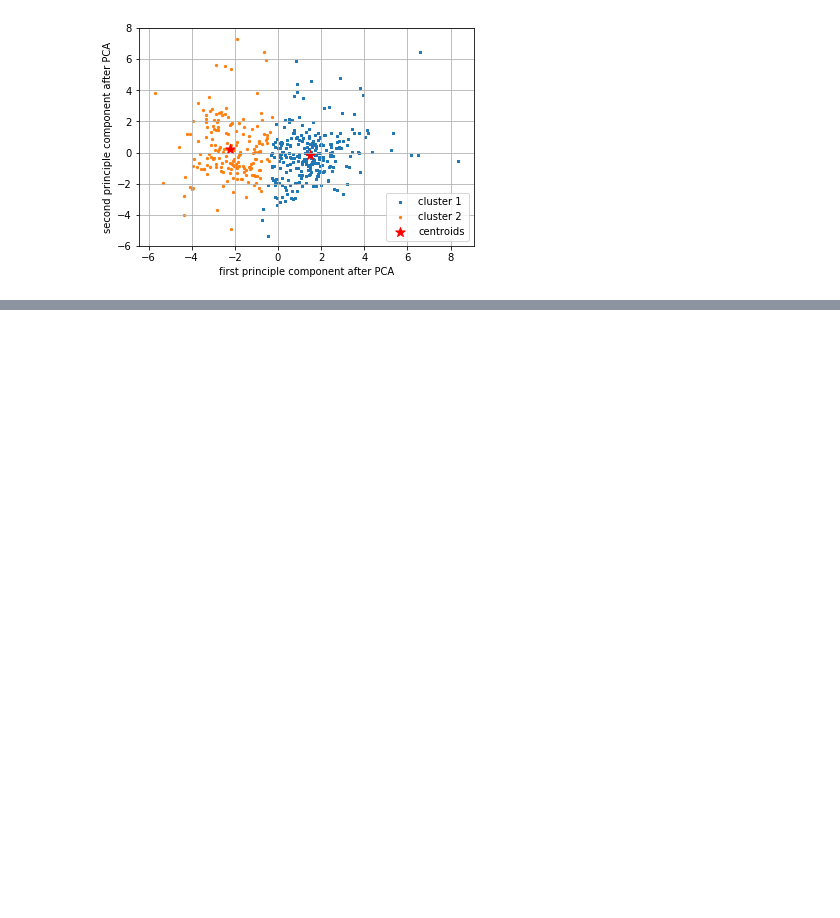
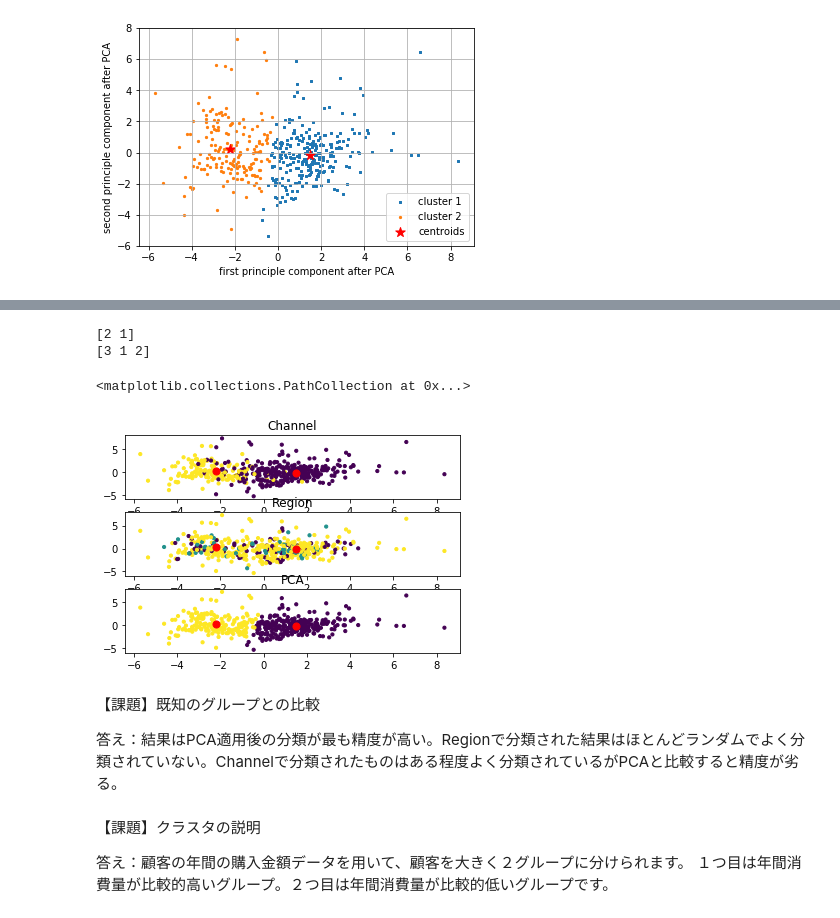
Before and after one commit to tkjaui/diveintocode, a Jupyter notebook: 課題 卸売業者 教師なし学習.ipynb, the cells around one changed output, grey strips where cells are left out. Cells and saved outputs as stored; diff of their text form; code cells hidden in the pictures; blank space fills up the shorter version.

```diff
--- a/課題 卸売業者 教師なし学習.ipynb
+++ b/課題 卸売業者 教師なし学習.ipynb
@@ -308,0 +289,45 @@ plt.show()
+# %%
+#【課題】既知のグループとの比較
+#比較に使ったコードを記述
+Channel = data_original['Channel']
+Region = data_original['Region']
+
+#各特徴量のユニーク値
+print(data_original['Channel'].unique())
+print(data_original['Region'].unique())
+
+#プロット
+plt.subplot(3,1,1)
+plt.title('Channel')
+plt.scatter(data_pca[:,0],data_pca[:,1],c=Channel,s=10)
+plt.scatter(km.cluster_centers_[:,0],
+           km.cluster_centers_[:,1],
+           s=50,c='red')
+
+plt.subplot(3,1,2)
+plt.title('Region')
+plt.scatter(data_pca[:,0],data_pca[:,1],c=Region,s=10)
+plt.scatter(km.cluster_centers_[:,0],
+           km.cluster_centers_[:,1],
+           s=50,c='red')
+
+plt.subplot(3,1,3)
+plt.title('PCA')
+plt.scatter(data_pca[:,0],data_pca[:,1],c=y_km,s=10)
+plt.scatter(km.cluster_centers_[:,0],
+           km.cluster_centers_[:,1],
+           s=50,c='red')
+# %% [output]
+[2 1]
+[3 1 2]
+<matplotlib.collections.PathCollection at 0x...>
+[figure, added]
+# %% [markdown]
+【課題】既知のグループとの比較
+
+答え：結果はPCA適用後の分類が最も精度が高い。Regionで分類された結果はほとんどランダムでよく分類されていない。Channelで分類されたものはある程度よく分類されているがPCAと比較すると精度が劣る。
+# %% [markdown]
+【課題】クラスタの説明
+
+答え：顧客の年間の購入金額データを用いて、顧客を大きく２グループに分けられます。
+１つ目は年間消費量が比較的高いグループ。２つ目は年間消費量が比較的低いグループです。
```
Also changed, not shown: parts of 4 cells of this notebook.
